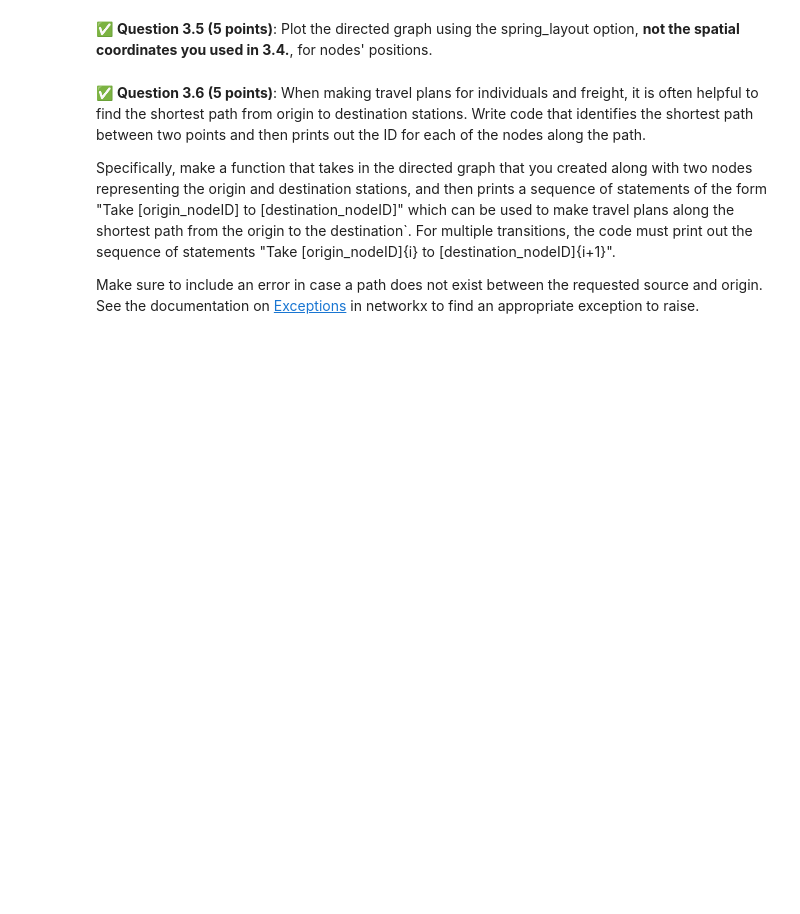
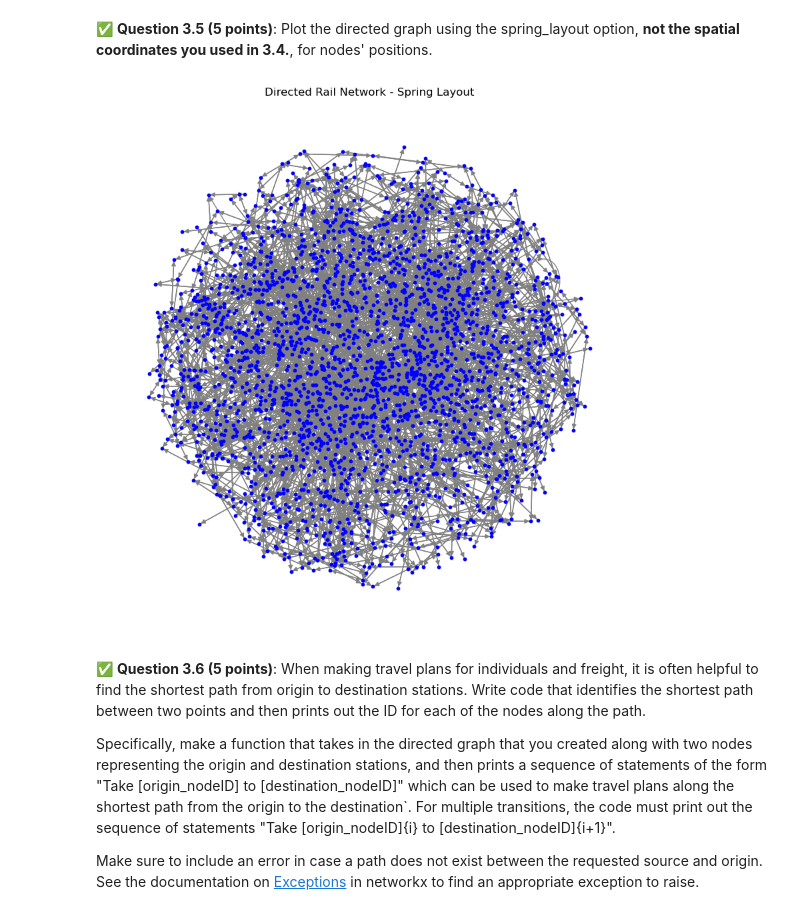
Before and after one commit to anaanyamalhotra/CMSE202-f25-turnin, a Jupyter notebook: hw-02/HW-02_ABMandGraphTheory-STUDENT.ipynb, the cells around one changed output. Drawn from its saved outputs; the diff is of its cells as text; code cells hidden in the pictures; blank space fills up the shorter version.

```diff
--- a/hw-02/HW-02_ABMandGraphTheory-STUDENT.ipynb
+++ b/hw-02/HW-02_ABMandGraphTheory-STUDENT.ipynb
@@ -591,0 +670,17 @@ Note: Remember that each edge in a directed graph has an orientation. So adding
+# %%
+# Your code here.
+import networkx as nx
+
+G_dir = nx.DiGraph()
+
+rail_edges = edges[(edges["ori_layer"] == 2) & (edges["des_layer"] == 2)]
+
+for _, row in rail_edges.iterrows():
+    G_dir.add_edge(row["ori_node"], row["des_node"], weight=row["km"])
+
+print(f"Number of nodes: {G_dir.number_of_nodes()}")
+print(f"Number of edges: {G_dir.number_of_edges()}")
+
+edge_sample = list(G_dir.edges(data=True))[:10]
+for edge in edge_sample:
+    print(edge)
@@ -596,3 +702,22 @@ Note: Remember that each edge in a directed graph has an orientation. So adding
+# %%
+# Your code here.
+pos_spring = nx.spring_layout(G_dir, k=0.15, iterations=50, seed=42)
+
+plt.figure(figsize=(8, 8))
+nx.draw(
+    G_dir,
+    pos_spring,
+    node_size=10,
+    node_color="blue",
+    edge_color="gray",
+    arrows=True,
+    with_labels=False
+)
+
+plt.title("Directed Rail Network - Spring Layout")
+plt.show()
+# %% [output]
+[figure, added]
 # %% [markdown]
 &#9989;  **Question 3.6 (5 points)**: When making travel plans for individuals and freight, it is often helpful to find the shortest path from origin to destination stations. Write code that identifies the shortest path between two points and then prints out the ID for each of the nodes along the path.
 
```
Also changed, not shown: parts of 13 cells of this notebook.
